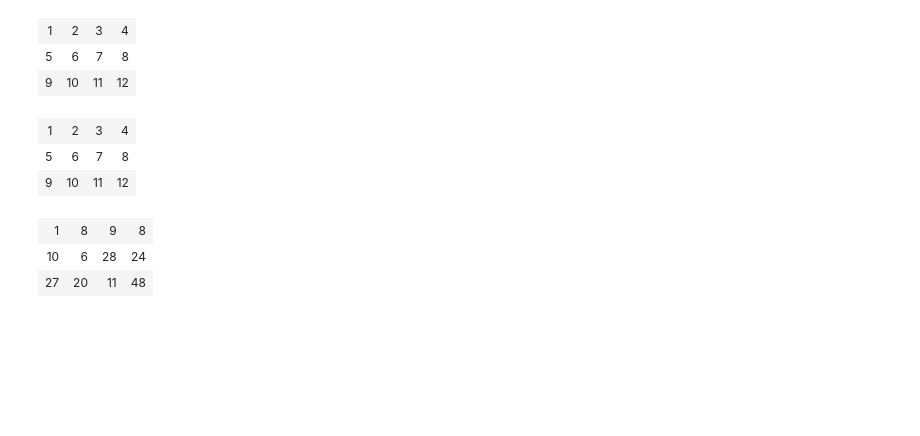
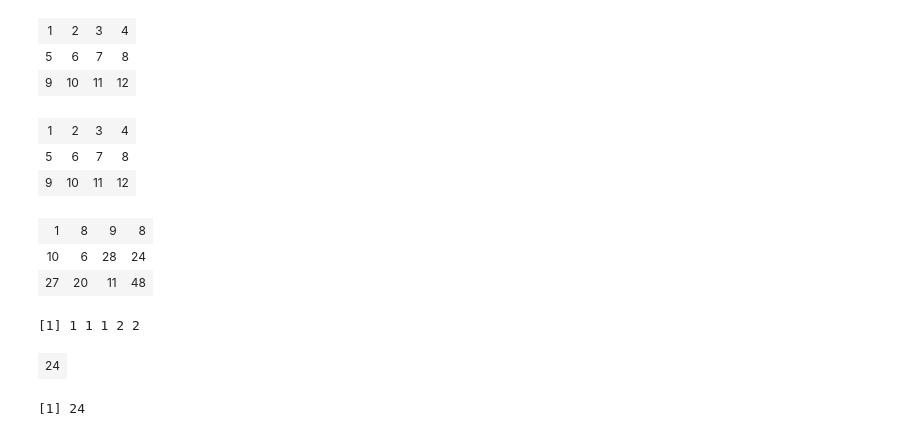
Before and after one commit to pbstark/Padova15, a Jupyter notebook: linAlg.ipynb, the cells around one changed output. Cells and saved outputs as stored; diff of their text form; code cells hidden in the pictures; blank space fills up the shorter version.

```diff
--- a/linAlg.ipynb
+++ b/linAlg.ipynb
@@ -279,3 +320,15 @@ A*C  # R copies C repeatedly to fill out the dimension of A,
 | 1 | 8 | 9 | 8 |
 | 10 | 6 | 28 | 24 |
 | 27 | 20 | 11 | 48 |
+# %%
+# The dot product
+a <- 1:5;
+b <- c(rep(1,3), rep(2,2));  # new function: define a vector by repeating values
+b
+t(a) %*% b
+# another way to do it
+sum(a*b)
+# %% [output]
+[1] 1 1 1 2 2
+| 24 |
+[1] 24
```
Also changed, not shown: parts of 7 cells of this notebook, 5 other files.
